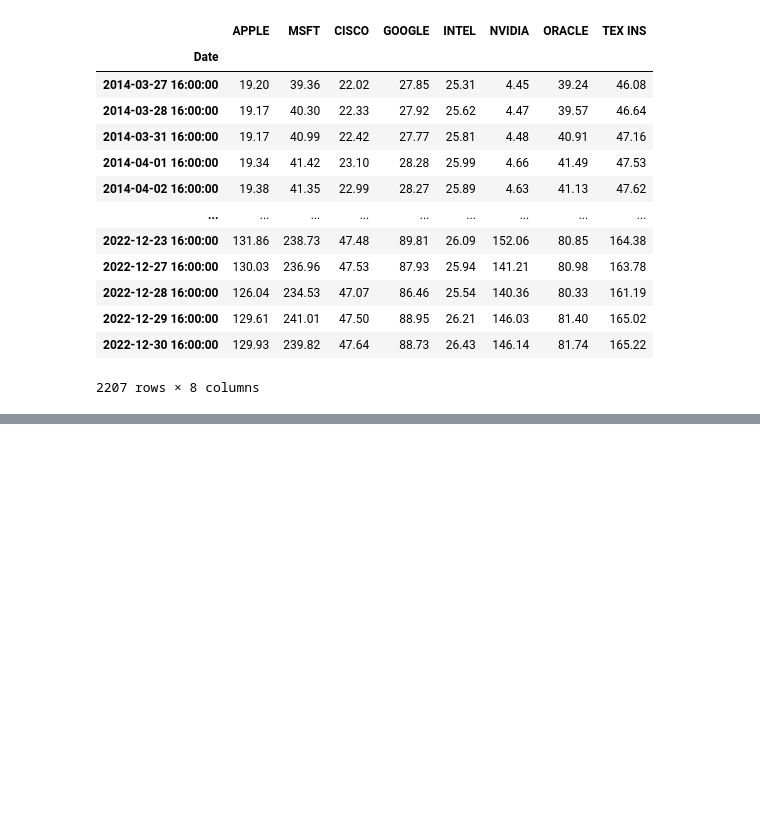
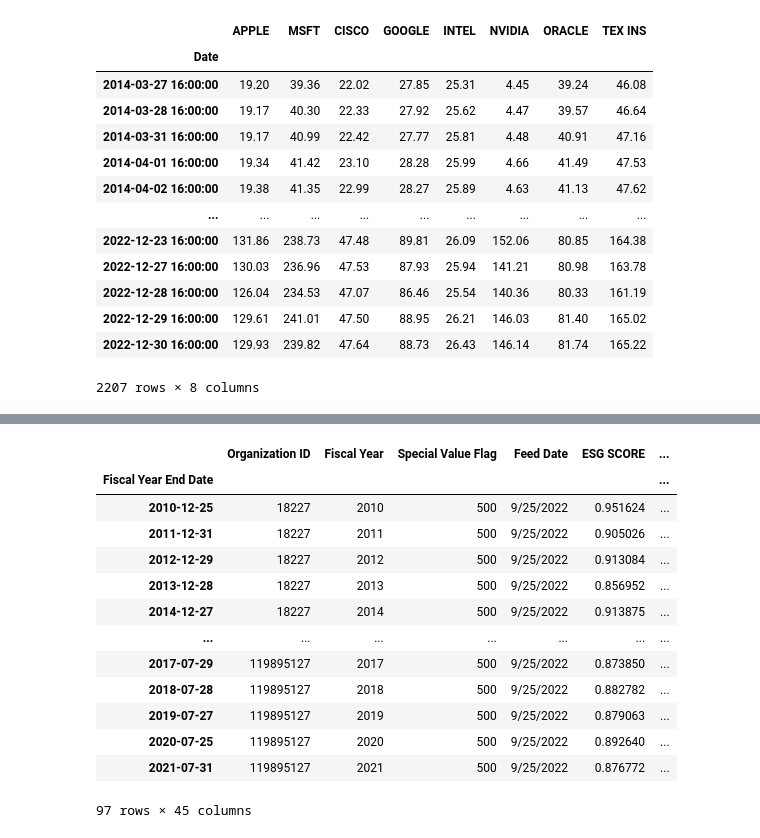
Before and after one commit to seshouan/ESG-Scores-Impact-on-Stock-Prices, a Jupyter notebook: ESG stock analysis.ipynb, the cells around one changed output, grey strips where cells are left out. Cells and saved outputs as stored; diff of their text form; code cells hidden in the pictures; blank space fills up the shorter version.

Commit message:
data is now cleaned

```diff
--- a/ESG stock analysis.ipynb
+++ b/ESG stock analysis.ipynb
@@ -97,0 +120,19 @@ stock_performance
+# %%
+# Observe ESG data to ensure proper load in data frame, and clean missing information or NAs
+ESG = ESG.dropna()
+ESG
+# %% [output]
+|  | Organization ID | Fiscal Year | Special Value Flag | Feed Date | ESG SCORE | ... |
+| Fiscal Year End Date |  |  |  |  |  | ... |
+| 2010-12-25 | 18227 | 2010 | 500 | 9/25/2022 | 0.951624 | ... |
+| 2011-12-31 | 18227 | 2011 | 500 | 9/25/2022 | 0.905026 | ... |
+| 2012-12-29 | 18227 | 2012 | 500 | 9/25/2022 | 0.913084 | ... |
+| 2013-12-28 | 18227 | 2013 | 500 | 9/25/2022 | 0.856952 | ... |
+| 2014-12-27 | 18227 | 2014 | 500 | 9/25/2022 | 0.913875 | ... |
+| ... | ... | ... | ... | ... | ... | ... |
+| 2017-07-29 | 119895127 | 2017 | 500 | 9/25/2022 | 0.873850 | ... |
+| 2018-07-28 | 119895127 | 2018 | 500 | 9/25/2022 | 0.882782 | ... |
+| 2019-07-27 | 119895127 | 2019 | 500 | 9/25/2022 | 0.879063 | ... |
+| 2020-07-25 | 119895127 | 2020 | 500 | 9/25/2022 | 0.892640 | ... |
+| 2021-07-31 | 119895127 | 2021 | 500 | 9/25/2022 | 0.876772 | ... |
+97 rows × 45 columns
```
Also changed, not shown: parts of 6 cells of this notebook, 1 other file.
